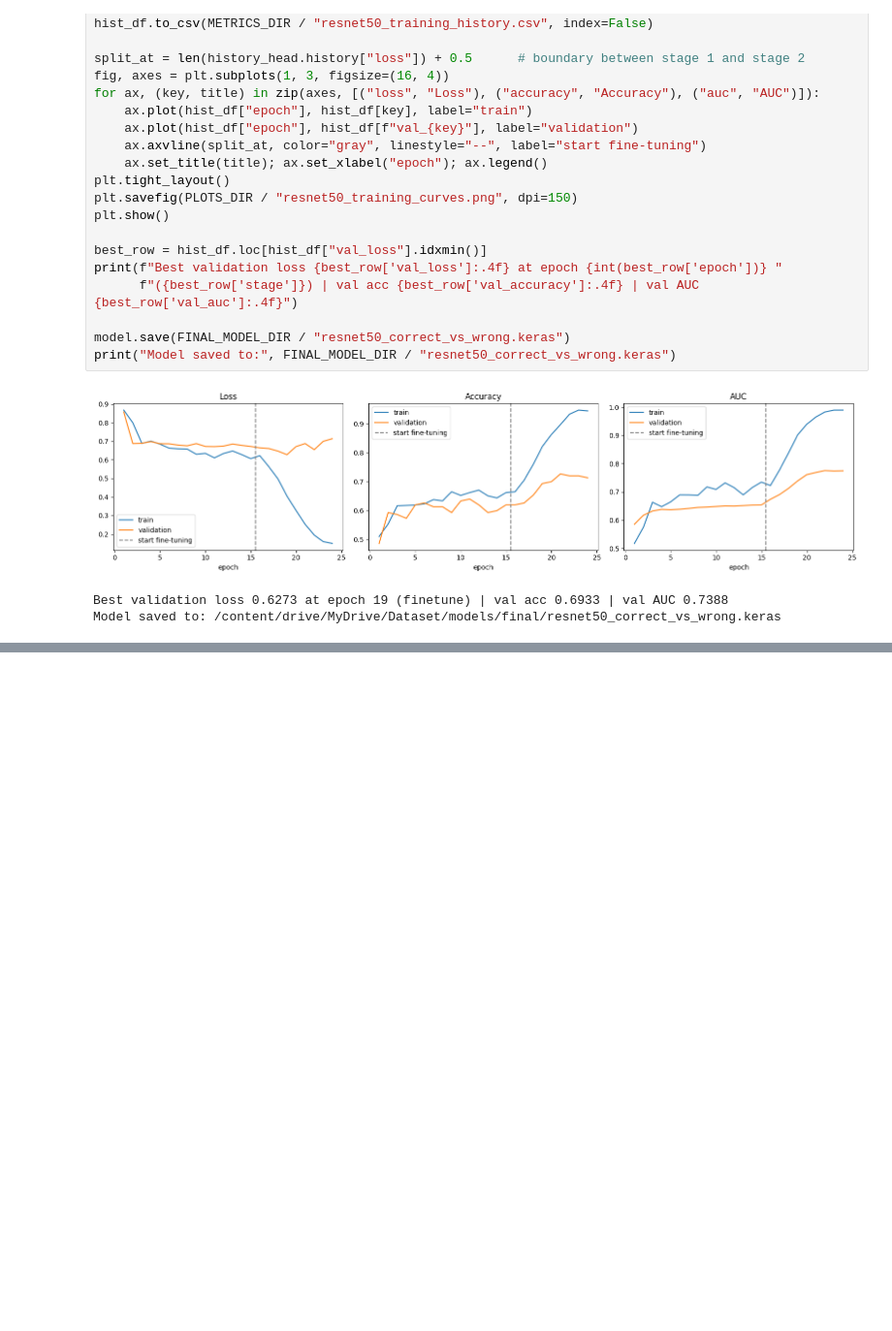
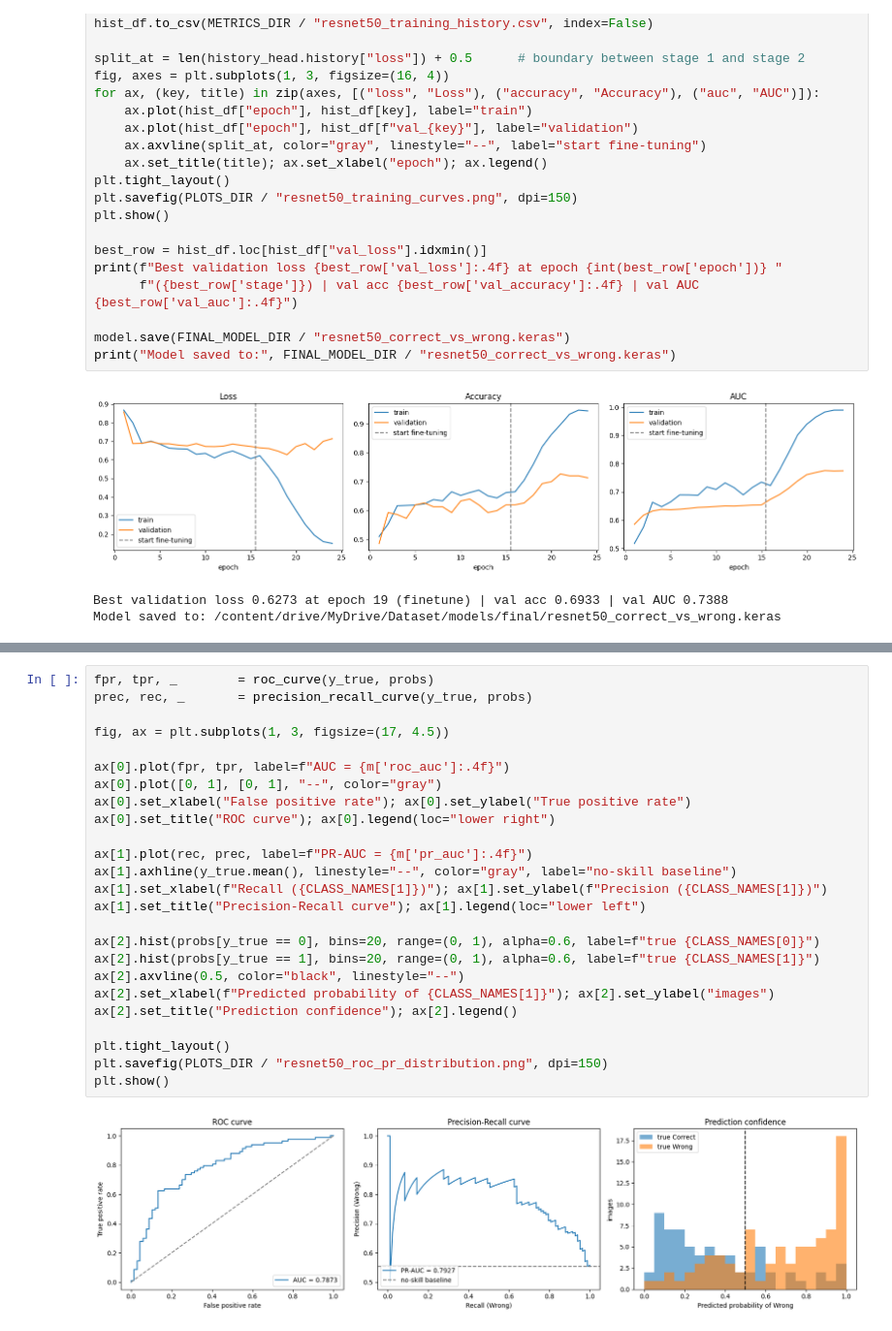
Before and after one commit to Janith303/Sinhala-and-Maths-Model-training-, a Jupyter notebook: notebooks/ResNet50.ipynb, the cells around one changed output, grey strips where cells are left out. Shown at 97% size. Cells and saved outputs as stored; diff of their text form; blank space fills up the shorter version.

```diff
--- a/notebooks/ResNet50.ipynb
+++ b/notebooks/ResNet50.ipynb
@@ -496,0 +605,27 @@ Model saved to: /content/drive/MyDrive/Dataset/models/final/resnet50_correct_vs_
+# %%
+fpr, tpr, _        = roc_curve(y_true, probs)
+prec, rec, _       = precision_recall_curve(y_true, probs)
+
+fig, ax = plt.subplots(1, 3, figsize=(17, 4.5))
+
+ax[0].plot(fpr, tpr, label=f"AUC = {m['roc_auc']:.4f}")
+ax[0].plot([0, 1], [0, 1], "--", color="gray")
+ax[0].set_xlabel("False positive rate"); ax[0].set_ylabel("True positive rate")
+ax[0].set_title("ROC curve"); ax[0].legend(loc="lower right")
+
+ax[1].plot(rec, prec, label=f"PR-AUC = {m['pr_auc']:.4f}")
+ax[1].axhline(y_true.mean(), linestyle="--", color="gray", label="no-skill baseline")
+ax[1].set_xlabel(f"Recall ({CLASS_NAMES[1]})"); ax[1].set_ylabel(f"Precision ({CLASS_NAMES[1]})")
+ax[1].set_title("Precision-Recall curve"); ax[1].legend(loc="lower left")
+
+ax[2].hist(probs[y_true == 0], bins=20, range=(0, 1), alpha=0.6, label=f"true {CLASS_NAMES[0]}")
+ax[2].hist(probs[y_true == 1], bins=20, range=(0, 1), alpha=0.6, label=f"true {CLASS_NAMES[1]}")
+ax[2].axvline(0.5, color="black", linestyle="--")
+ax[2].set_xlabel(f"Predicted probability of {CLASS_NAMES[1]}"); ax[2].set_ylabel("images")
+ax[2].set_title("Prediction confidence"); ax[2].legend()
+
+plt.tight_layout()
+plt.savefig(PLOTS_DIR / "resnet50_roc_pr_distribution.png", dpi=150)
+plt.show()
+# %% [output]
+[figure, added]
```
Also changed, not shown: parts of 8 cells of this notebook.
